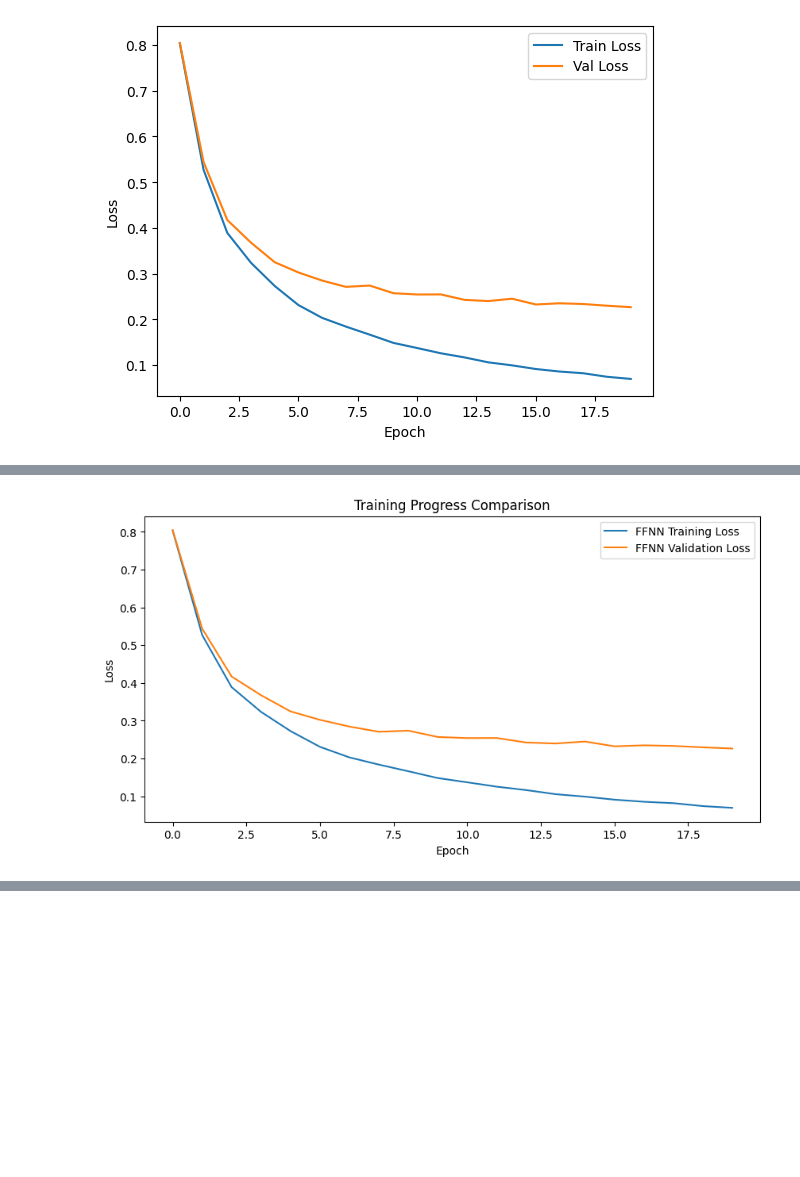
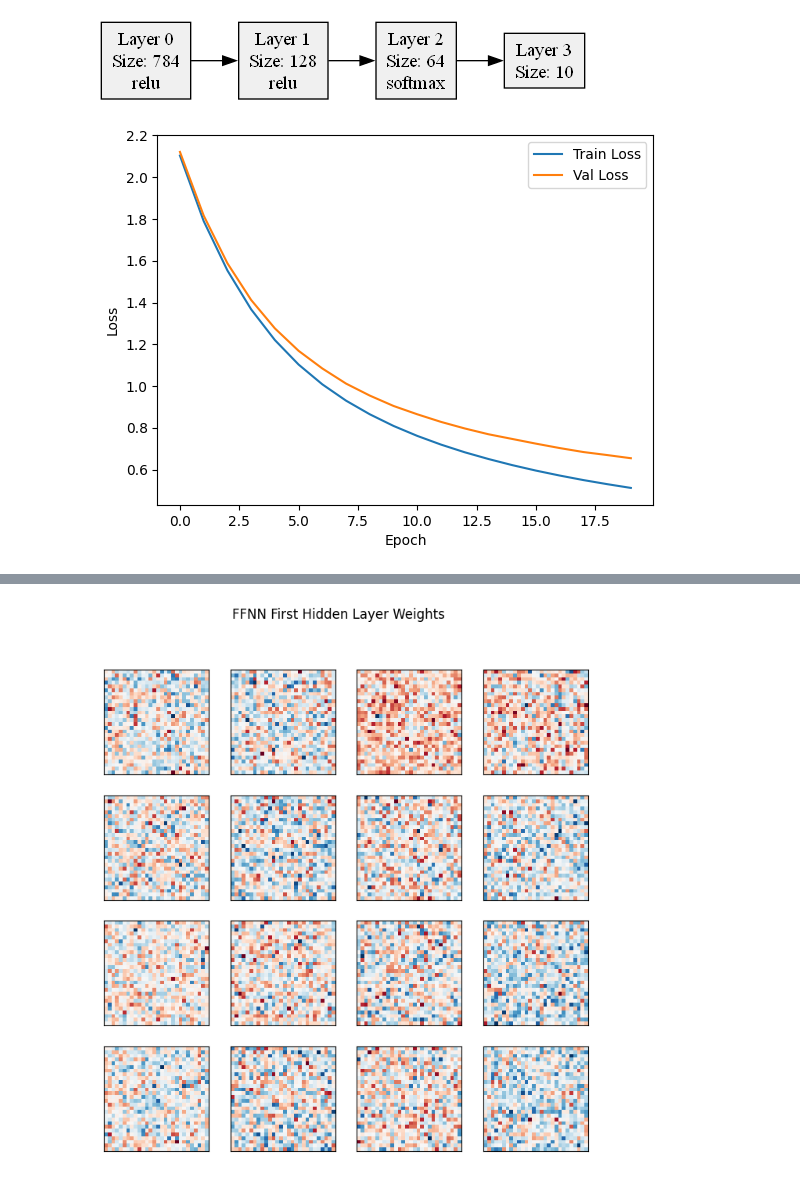
Before and after one commit to jimlynurarif/whitebox, a Jupyter notebook: src/lib.ipynb, the cells around one changed output, grey strips where cells are left out. Cells and saved outputs as stored; diff of their text form; code cells hidden in the pictures; blank space fills up the shorter version.

Commit message:
feat: graph

```diff
--- a/src/lib.ipynb
+++ b/src/lib.ipynb
@@ -76,7 +76,7 @@ X_train, X_val, y_train, y_val = train_test_split(
 # 3. Implementasi FFNN Kustom
 # ==============================
 layer_sizes = [784, 128, 64, 10]
-activations = ['relu', 'relu', 'relu']
+activations = ['relu', 'relu', 'softmax']
 weight_inits = [
     {'method': 'normal', 'mean': 0, 'variance': 0.01, 'seed': 42},
     {'method': 'normal', 'mean': 0, 'variance': 0.01, 'seed': 42},
@@ -91,6 +91,7 @@ ffnn_model = FFNN(
     weight_inits=weight_inits
 )
 
+
 # Konversi label ke one-hot encoding
 encoder = OneHotEncoder(sparse_output=False)
 y_train_onehot = encoder.fit_transform(y_train.reshape(-1, 1))
@@ -104,9 +105,10 @@ history = ffnn_model.train(
     y_val=y_val_onehot,
     epochs=20,
     batch_size=128,
-    learning_rate=0.0001,
+    learning_rate=0.01,
     verbose=1
 )
+ffnn_model.plot_as_graph()
 
 plt.plot(history['train_loss'], label='Train Loss')
 plt.plot(history['val_loss'], label='Val Loss')
@@ -143,8 +145,8 @@ mlp_time = time.time() - t0
 # ==============================
 # Plot akurasi
 plt.figure(figsize=(10, 5))
-plt.plot(history['train_loss'], label='FFNN Training Loss')
-plt.plot(history['val_loss'], label='FFNN Validation Loss')
+if hasattr(mlp_clf, 'loss_curve_'):
+    plt.plot(mlp_clf.loss_curve_, label='MLP Training Loss', color='blue')
 plt.xlabel('Epoch')
 plt.ylabel('Loss')
 plt.title('Training Progress Comparison')
@@ -190 +192,2 @@ Epoch 20/20 - Train Loss: 0.0694 - Val Loss: 0.2264
-[figure, old version]
+[figure, new version]
+[figure, new version]
@@ -211 +213,0 @@ Iteration 20, loss = 0.00301012
-[figure, old version]
@@ -213 +215,2 @@ Iteration 20, loss = 0.00301012
+[figure, added]
 ================= Hasil Perbandingan =================
```
Also changed, not shown: parts of 3 cells of this notebook, 7 other files.
